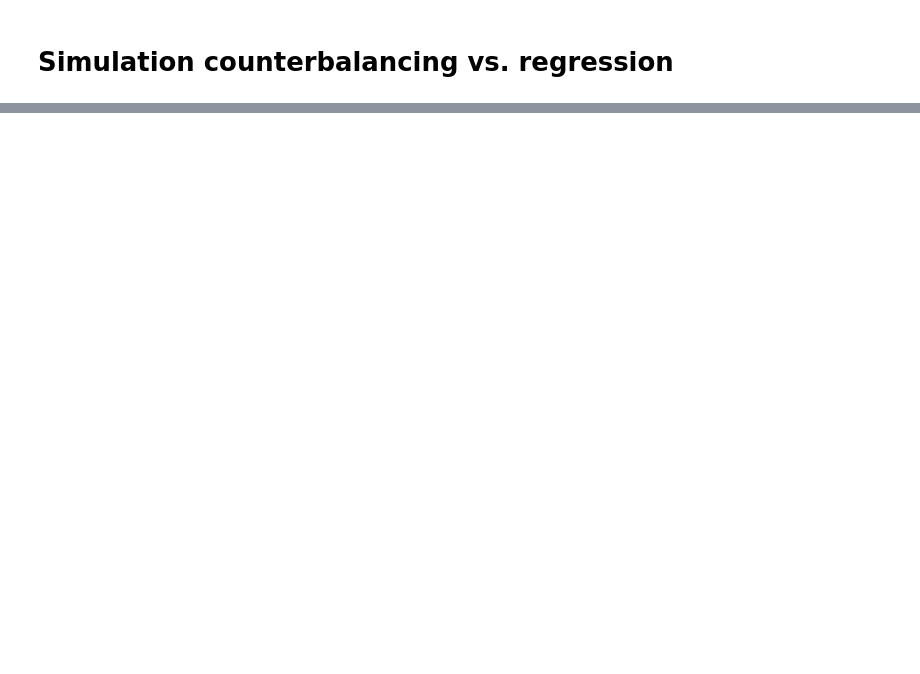
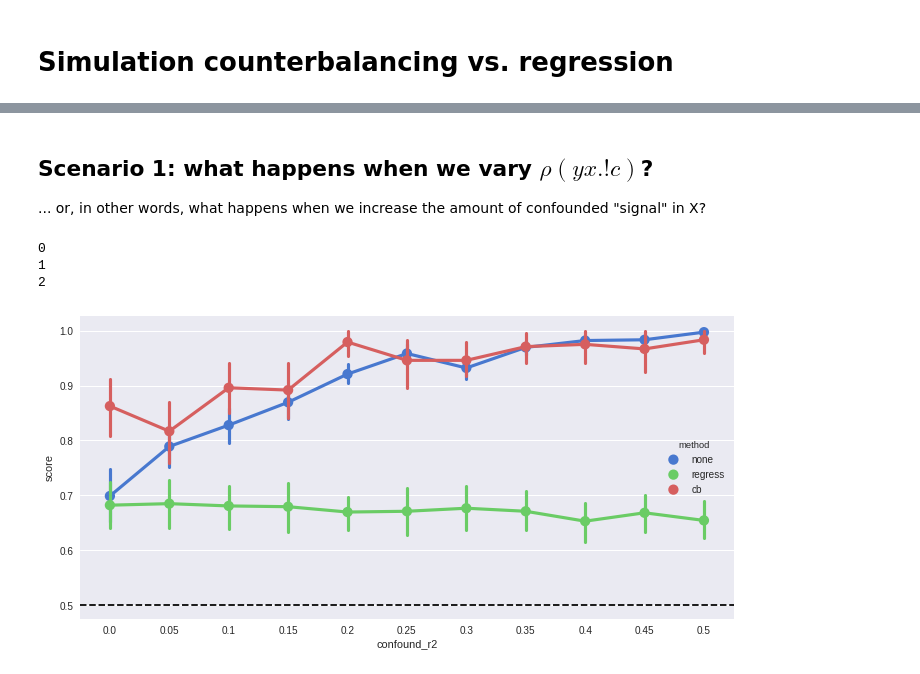
Before and after one commit to lukassnoek/MVCA, a Jupyter notebook: analyses/simulation/simulation_counterbalancing_vs_regression.ipynb, the cells around one changed output, grey strips where cells are left out. Drawn from its saved outputs; the diff is of its cells as text; code cells hidden in the pictures; blank space fills up the shorter version.

```diff
--- a/analyses/simulation/simulation_counterbalancing_vs_regression.ipynb
+++ b/analyses/simulation/simulation_counterbalancing_vs_regression.ipynb
@@ -100,4 +20,0 @@ def generate_data(n_samp, n_feat, c_type, corr_cy, corr_Xy, signal_corr, confoun
-# %%
-confound_corr = 0.8
-X, y, c = generate_data(n_samp=120, n_feat=5, c_type='categorical', corr_cy=0.5, corr_Xy=0.5,
-                        signal_corr=0.5-confound_corr, confound_corr=confound_corr, verbose=True)
@@ -221,0 +284,35 @@ KeyboardInterrupt:
+# %% [markdown]
+## Scenario 1: what happens when we vary $\rho(yx.!c)$?
+... or, in other words, what happens when we increase the amount of confounded "signal" in X?
+# %%
+n_splits = 10
+permutations = 3
+
+pipeline = Pipeline([('scaler', StandardScaler()),
+                     ('clf', SVC(kernel='linear'))])
+
+data_args = dict(n_samp=240, k_feat=5, c_type='categorical', corr_cy=0.8,
+                 signal_r2=0.1, confound_r2=None, verbose=False)
+
+results = []
+for perm in np.arange(permutations):
+    print(perm)
+    for confound_r2 in np.linspace(0.00, 0.5, 11):
+
+        data_args.update(confound_r2=confound_r2)
+        X, y, c = generate_data(**data_args)
+        results.append(run_without_confound_control(X, y, c, pipeline, n_splits, data_args))
+        results.append(run_with_confound_regression(X, y, c, pipeline, n_splits, data_args))
+        results.append(run_with_counterbalancing(X, y, c, pipeline, n_splits, data_args))
+
+sns.set(font_scale=1)
+df = pd.concat(results)
+g = sns.factorplot(x='confound_r2', y='score', hue='method', data=df, size=5, aspect=2, legend_out=False,
+                   palette="muted", legend=True)
+plt.axhline(0.5, c='black', ls='--')
+plt.show()
+# %% [output]
+0
+1
+2
+[figure, added]
```
Also changed, not shown: parts of 19 cells of this notebook, 1 other file.
